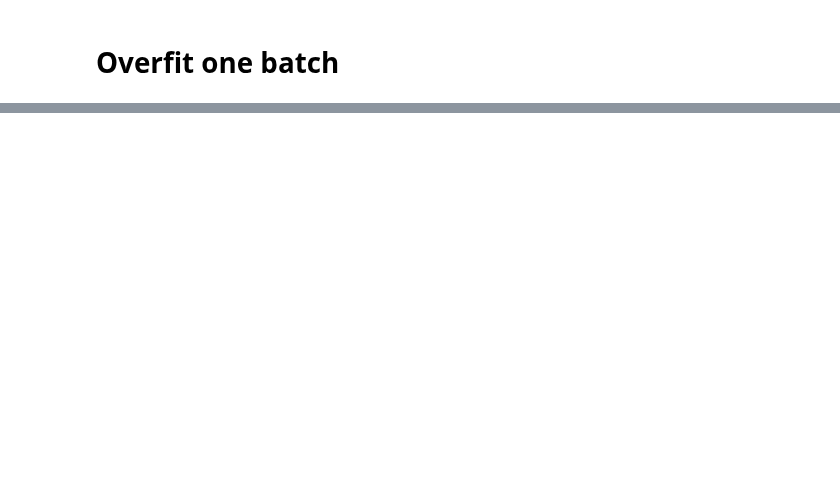
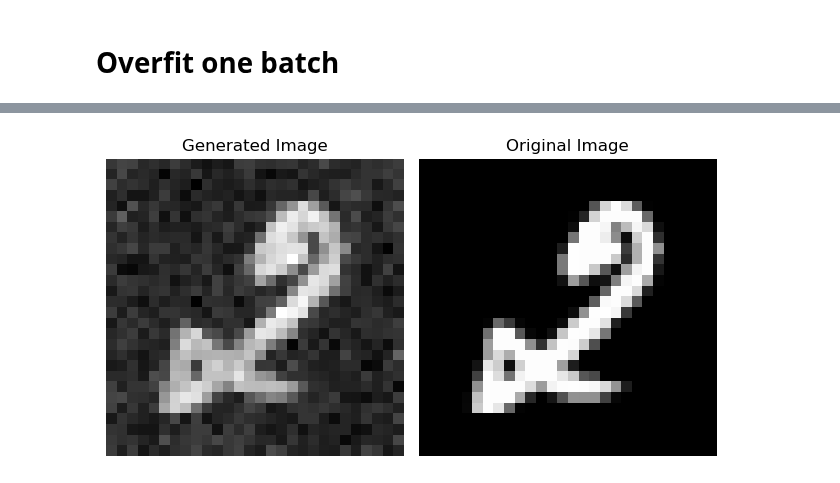
Before and after one commit to markus1573/Deep-learning-projekt, a Jupyter notebook: Training-Markus.ipynb, the cells around one changed output, grey strips where cells are left out. Cells and saved outputs as stored; diff of their text form; code cells hidden in the pictures; blank space fills up the shorter version.

```diff
--- a/Training-Markus.ipynb
+++ b/Training-Markus.ipynb
@@ -331,26 +392,28 @@ for epoch in range(epochs):
 # %%
 # Set the model to evaluation mode
 model.eval()
 
 # Initialize a random noise tensor
 xt = torch.randn(1, 1, 28, 28).to(device)
 
 # Perform the reverse diffusion process
 with torch.no_grad():
     for t in torch.arange(T-1, -1, -1):
         t = t.reshape(1).to(device)
         t_emb = time_embedding_layer(t.float())
         z = torch.randn(1, 1, 28, 28).to(device) if t > 1 else torch.zeros(1, 1, 28, 28).to(device)
 
         xt_new = 1 / torch.sqrt(alpha[t]) * (xt - (1 - alpha[t]) / torch.sqrt(1 - alpha_bar[t]) * model(xt, t_emb)) + torch.sqrt(beta[t]) * z
         xt = xt_new
 
 # Plot the generated image
 fig,axs = plt.subplots(1, 2, tight_layout=True)
 axs[0].imshow(reverse_transform(xt[0][0].cpu().detach().numpy()), cmap="gray")
 axs[0].set_title("Generated Image")
 axs[0].axis("off")
-axs[1].imshow(single_batch[0][0].cpu().detach().numpy(), cmap="gray")
+axs[1].imshow(reverse_transform(single_batch[0][0].cpu().detach().numpy()), cmap="gray")
 axs[1].set_title("Original Image")
 axs[1].axis("off")
 plt.show()
+# %% [output]
+[figure, added]
```
Also changed, not shown: parts of 5 cells of this notebook, 1 other file.
